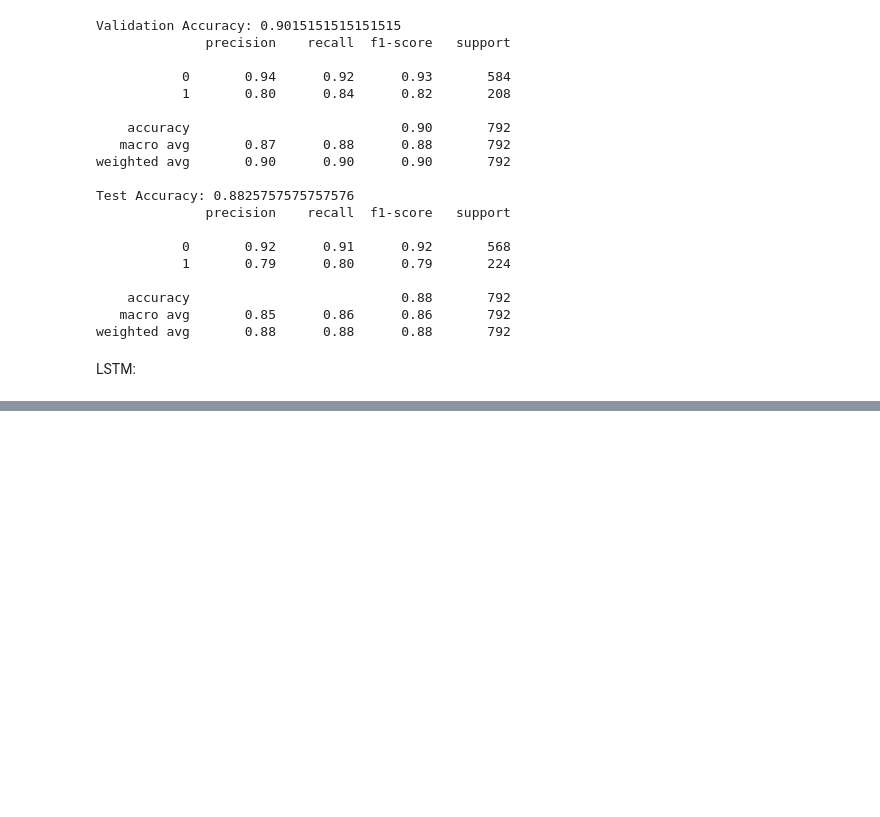
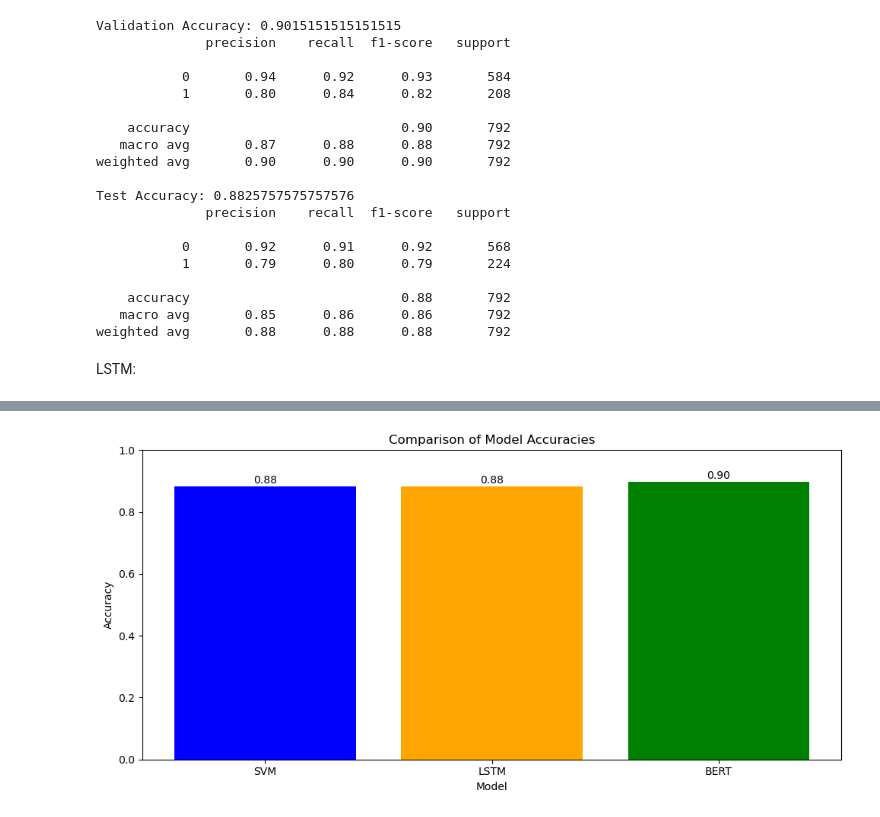
Before and after one commit to ajsib/DoinData-Sentiment-Analysis, a Jupyter notebook: rq1.ipynb, the cells around one changed output, grey strips where cells are left out. Drawn from its saved outputs; the diff is of its cells as text; code cells hidden in the pictures; blank space fills up the shorter version.

```diff
--- a/rq1.ipynb
+++ b/rq1.ipynb
@@ -520,0 +538,34 @@ Accuracy: 0.7667929292929293
+# %%
+import matplotlib.pyplot as plt
+lstm_accuracy = correct / total
+svm_accuracy = test_accuracy
+bert_accuracy = accuracy
+# Storing the accuracy of each model in a dictionary for convenience
+model_accuracies = {
+    'SVM': svm_accuracy,
+    'LSTM': lstm_accuracy,
+    'BERT': bert_accuracy
+}
+
+# Names of the models
+models = list(model_accuracies.keys())
+
+# Accuracy values
+accuracies = [model_accuracies[model] for model in models]
+
+# Creating the bar plot
+plt.figure(figsize=(10, 5))
+plt.bar(models, accuracies, color=['blue', 'orange', 'green'])
+plt.xlabel('Model')
+plt.ylabel('Accuracy')
+plt.title('Comparison of Model Accuracies')
+plt.ylim(0, 1)  # Assuming accuracy values are between 0 and 1
+
+# Adding the text labels on the bars
+for i in range(len(models)):
+    plt.text(i, accuracies[i] + 0.01, f'{accuracies[i]:.2f}', ha='center')
+
+plt.tight_layout()
+plt.show()
+# %% [output]
+[figure, added]
```
Also changed, not shown: parts of 6 cells of this notebook.
